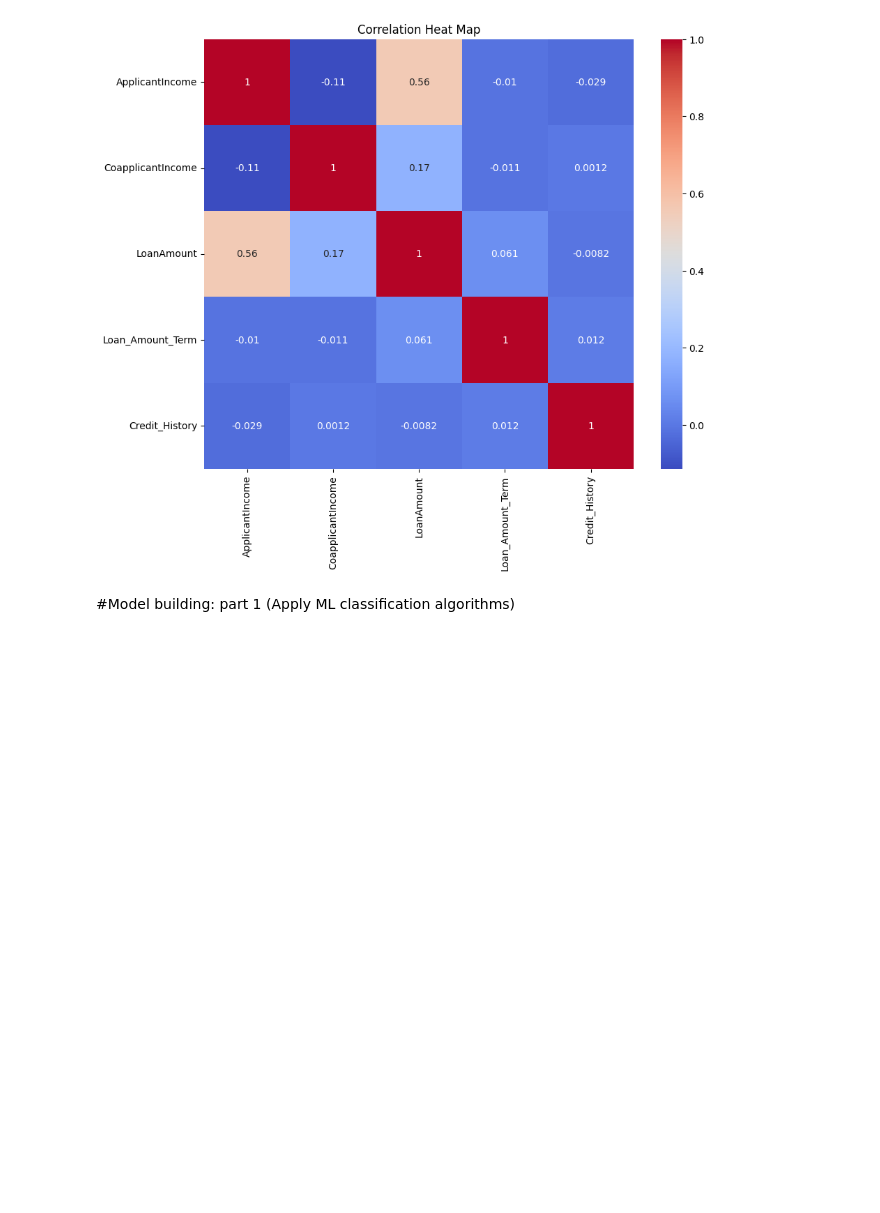
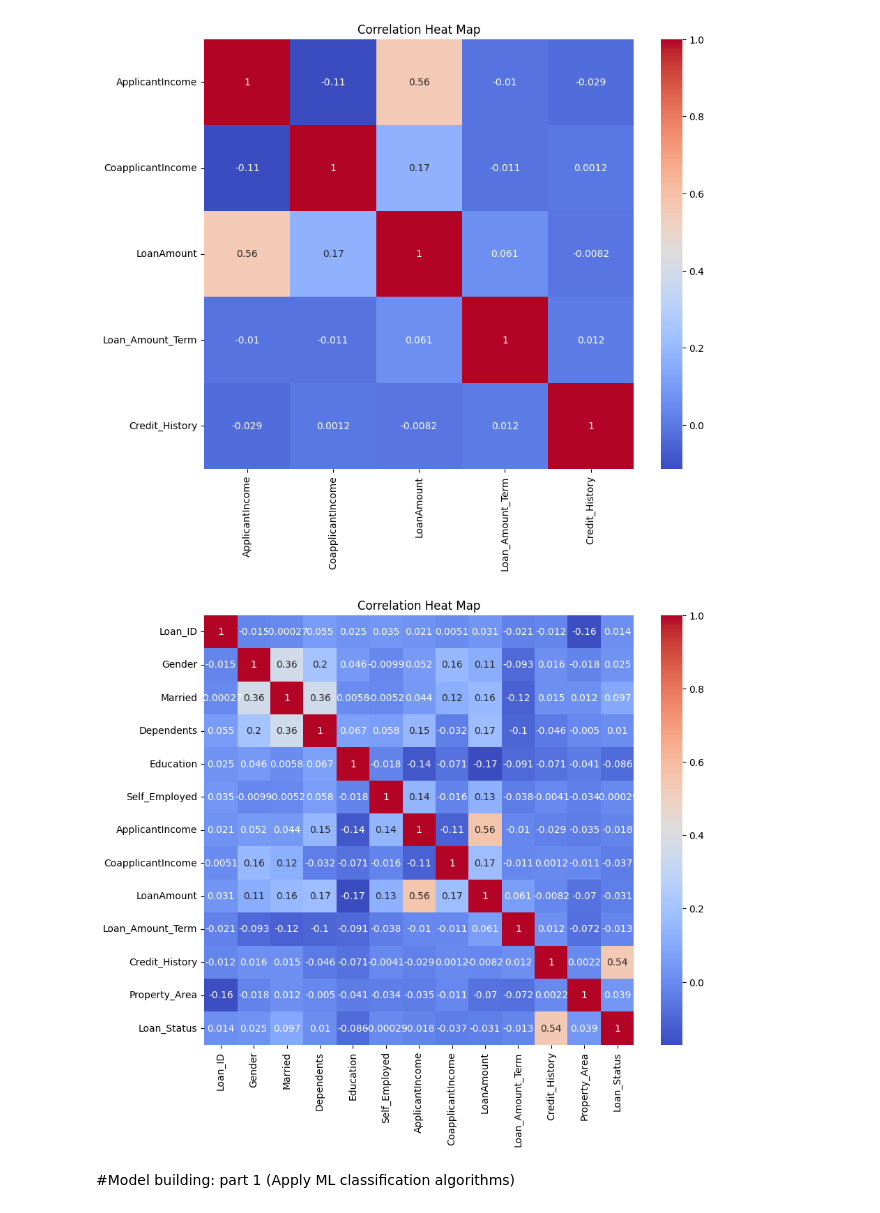
Before and after one commit to kavyabanka/Loan_Eligibility_Prediction, a Jupyter notebook: Housing_loan_prediction.ipynb, the cells around one changed output. Cells and saved outputs as stored; diff of their text form; code cells hidden in the pictures; blank space fills up the shorter version.

```diff
--- a/Housing_loan_prediction.ipynb
+++ b/Housing_loan_prediction.ipynb
@@ -225,6 +224,22 @@ plt.title("Correlation Heat Map")
 plt.show()
 # %% [output]
 [figure]
+# %%
+# Encode categorical features
+le = LabelEncoder()
+for col in train_data.select_dtypes(include=['object']).columns:
+  train_data[col] = le.fit_transform(train_data[col])
+
+# Calculate the correlation matrix including the encoded categorical features
+corr_matrix = train_data.corr()
+
+# Create a heat map
+plt.figure(figsize=(10, 8))
+sns.heatmap(corr_matrix, annot=True, cmap='coolwarm', square=True)
+plt.title("Correlation Heat Map")
+plt.show()
+# %% [output]
+[figure, added]
 # %% [markdown]
 #Model building: part 1 (Apply ML classification algorithms)
 # %%
```
Also changed, not shown: parts of 5 cells of this notebook.
